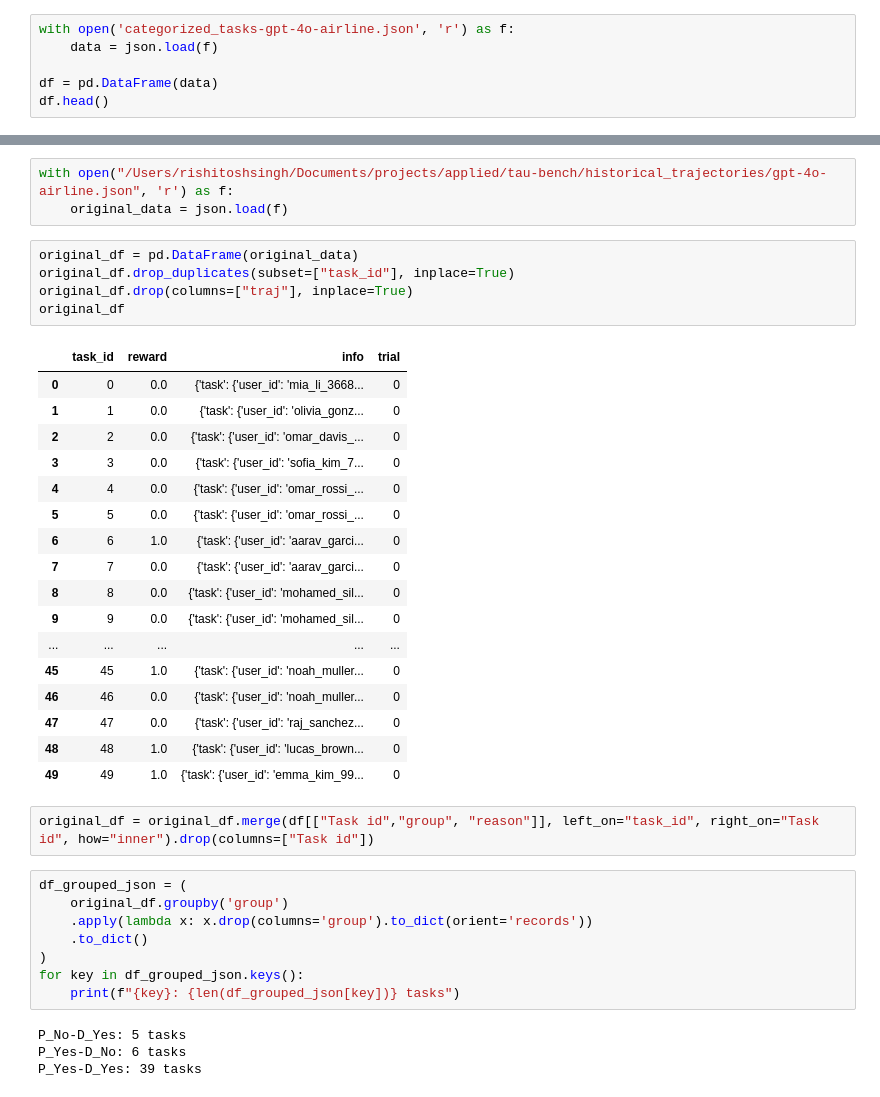
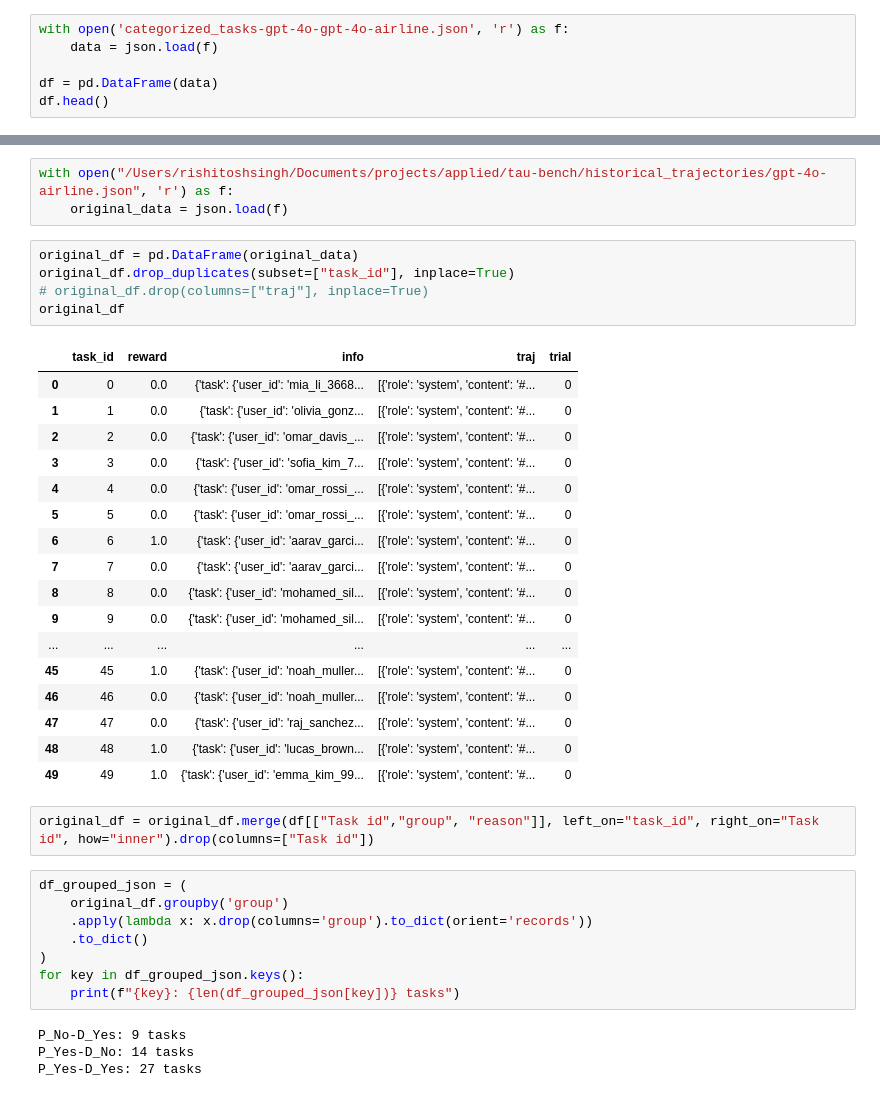
Before and after one commit to rishitoshsingh/applied, a Jupyter notebook: categorizer/analyzer-airline.ipynb, the cells around one changed output, grey strips where cells are left out. Cells and saved outputs as stored; diff of their text form.

```diff
--- a/categorizer/analyzer-airline.ipynb
+++ b/categorizer/analyzer-airline.ipynb
@@ -3,7 +3,7 @@ import pandas as pd
 import json
 import os
 # %%
-with open('categorized_tasks-gpt-4o-airline.json', 'r') as f:
+with open('categorized_tasks-gpt-4o-gpt-4o-airline.json', 'r') as f:
     data = json.load(f)
 
 df = pd.DataFrame(data)
@@ -61,26 +82,26 @@ with open("/Users/rishitoshsingh/Documents/projects/applied/tau-bench/historical
 # %%
 original_df = pd.DataFrame(original_data)
 original_df.drop_duplicates(subset=["task_id"], inplace=True)
-original_df.drop(columns=["traj"], inplace=True)
+# original_df.drop(columns=["traj"], inplace=True)
 original_df
 # %% [output]
-|  | task_id | reward | info | trial |
-| 0 | 0 | 0.0 | {'task': {'user_id': 'mia_li_3668... | 0 |
-| 1 | 1 | 0.0 | {'task': {'user_id': 'olivia_gonz... | 0 |
-| 2 | 2 | 0.0 | {'task': {'user_id': 'omar_davis_... | 0 |
-| 3 | 3 | 0.0 | {'task': {'user_id': 'sofia_kim_7... | 0 |
-| 4 | 4 | 0.0 | {'task': {'user_id': 'omar_rossi_... | 0 |
-| 5 | 5 | 0.0 | {'task': {'user_id': 'omar_rossi_... | 0 |
-| 6 | 6 | 1.0 | {'task': {'user_id': 'aarav_garci... | 0 |
-| 7 | 7 | 0.0 | {'task': {'user_id': 'aarav_garci... | 0 |
-| 8 | 8 | 0.0 | {'task': {'user_id': 'mohamed_sil... | 0 |
-| 9 | 9 | 0.0 | {'task': {'user_id': 'mohamed_sil... | 0 |
-| ... | ... | ... | ... | ... |
-| 45 | 45 | 1.0 | {'task': {'user_id': 'noah_muller... | 0 |
-| 46 | 46 | 0.0 | {'task': {'user_id': 'noah_muller... | 0 |
-| 47 | 47 | 0.0 | {'task': {'user_id': 'raj_sanchez... | 0 |
-| 48 | 48 | 1.0 | {'task': {'user_id': 'lucas_brown... | 0 |
-| 49 | 49 | 1.0 | {'task': {'user_id': 'emma_kim_99... | 0 |
+|  | task_id | reward | info | traj | trial |
+| 0 | 0 | 0.0 | {'task': {'user_id': 'mia_li_3668... | [{'role': 'system', 'content': '#... | 0 |
+| 1 | 1 | 0.0 | {'task': {'user_id': 'olivia_gonz... | [{'role': 'system', 'content': '#... | 0 |
+| 2 | 2 | 0.0 | {'task': {'user_id': 'omar_davis_... | [{'role': 'system', 'content': '#... | 0 |
+| 3 | 3 | 0.0 | {'task': {'user_id': 'sofia_kim_7... | [{'role': 'system', 'content': '#... | 0 |
+| 4 | 4 | 0.0 | {'task': {'user_id': 'omar_rossi_... | [{'role': 'system', 'content': '#... | 0 |
+| 5 | 5 | 0.0 | {'task': {'user_id': 'omar_rossi_... | [{'role': 'system', 'content': '#... | 0 |
+| 6 | 6 | 1.0 | {'task': {'user_id': 'aarav_garci... | [{'role': 'system', 'content': '#... | 0 |
+| 7 | 7 | 0.0 | {'task': {'user_id': 'aarav_garci... | [{'role': 'system', 'content': '#... | 0 |
+| 8 | 8 | 0.0 | {'task': {'user_id': 'mohamed_sil... | [{'role': 'system', 'content': '#... | 0 |
+| 9 | 9 | 0.0 | {'task': {'user_id': 'mohamed_sil... | [{'role': 'system', 'content': '#... | 0 |
+| ... | ... | ... | ... | ... | ... |
+| 45 | 45 | 1.0 | {'task': {'user_id': 'noah_muller... | [{'role': 'system', 'content': '#... | 0 |
+| 46 | 46 | 0.0 | {'task': {'user_id': 'noah_muller... | [{'role': 'system', 'content': '#... | 0 |
+| 47 | 47 | 0.0 | {'task': {'user_id': 'raj_sanchez... | [{'role': 'system', 'content': '#... | 0 |
+| 48 | 48 | 1.0 | {'task': {'user_id': 'lucas_brown... | [{'role': 'system', 'content': '#... | 0 |
+| 49 | 49 | 1.0 | {'task': {'user_id': 'emma_kim_99... | [{'role': 'system', 'content': '#... | 0 |
 # %%
 original_df = original_df.merge(df[["Task id","group", "reason"]], left_on="task_id", right_on="Task id", how="inner").drop(columns=["Task id"])
 # %%
@@ -92,9 +113,9 @@ df_grouped_json = (
 for key in df_grouped_json.keys():
     print(f"{key}: {len(df_grouped_json[key])} tasks")
 # %% [output]
-P_No-D_Yes: 5 tasks
-P_Yes-D_No: 6 tasks
-P_Yes-D_Yes: 39 tasks
+P_No-D_Yes: 9 tasks
+P_Yes-D_No: 14 tasks
+P_Yes-D_Yes: 27 tasks
 # %%
 import os
 os.makedirs('final', exist_ok=True)
```
Also changed, not shown: parts of 5 cells of this notebook, 28 other files.
